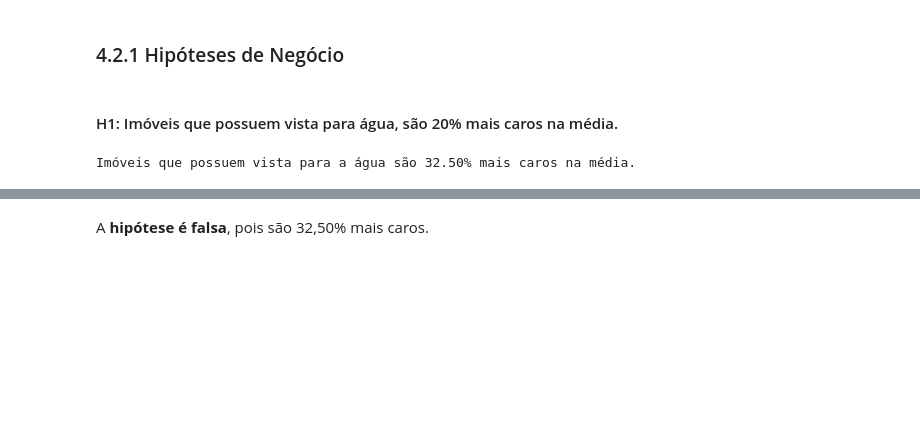
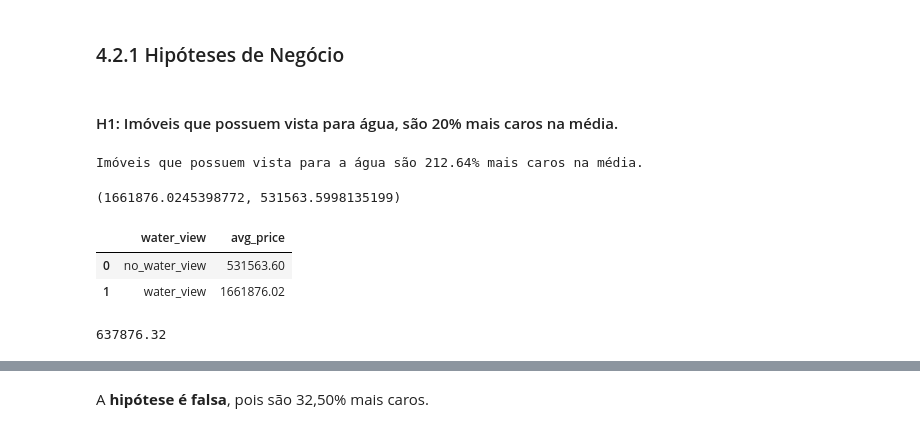
Before and after one commit to renankalfa/data-analysis-house-rocket, a Jupyter notebook: House Hocket - Data Analysis.ipynb, the cells around one changed output, grey strips where cells are left out. Drawn from its saved outputs; the diff is of its cells as text; code cells hidden in the pictures; blank space fills up the shorter version.

```diff
--- a/House Hocket - Data Analysis.ipynb
+++ b/House Hocket - Data Analysis.ipynb
@@ -262,9 +265,26 @@ np.unique(data_p1_1['status'], return_counts=True)
 #### H1: Imóveis que possuem vista para água, são 20% mais caros na média.
 # %%
 data_water_view = data.loc[data['waterfront'] == 1, :]
+data_no_water_view = data.loc[data['waterfront'] == 0, :]
 m1 = data_water_view['price'].mean()
-m2 = data['price'].mean()
-m1_perc = (m2 / m1) * 100
+m2 = data_no_water_view['price'].mean()
+m1_perc = ((m1 / m2) * 100) - 100
 print(f'Imóveis que possuem vista para a água são {m1_perc:.2f}% mais caros na média.')
 # %% [output]
-Imóveis que possuem vista para a água são 32.50% mais caros na média.
+Imóveis que possuem vista para a água são 212.64% mais caros na média.
+# %%
+m1, m2
+# %% [output]
+(1661876.0245398772, 531563.5998135199)
+# %%
+bar_df_1 = pd.DataFrame({'water_view': ['no_water_view', 'water_view'],
+                      'avg_price': [m2, m1]})
+bar_df_1
+# %% [output]
+|  | water_view | avg_price |
+| 0 | no_water_view | 531563.60 |
+| 1 | water_view | 1661876.02 |
+# %%
+1.20 * 531563.60
+# %% [output]
+637876.32
```
Also changed, not shown: parts of 22 cells of this notebook.
